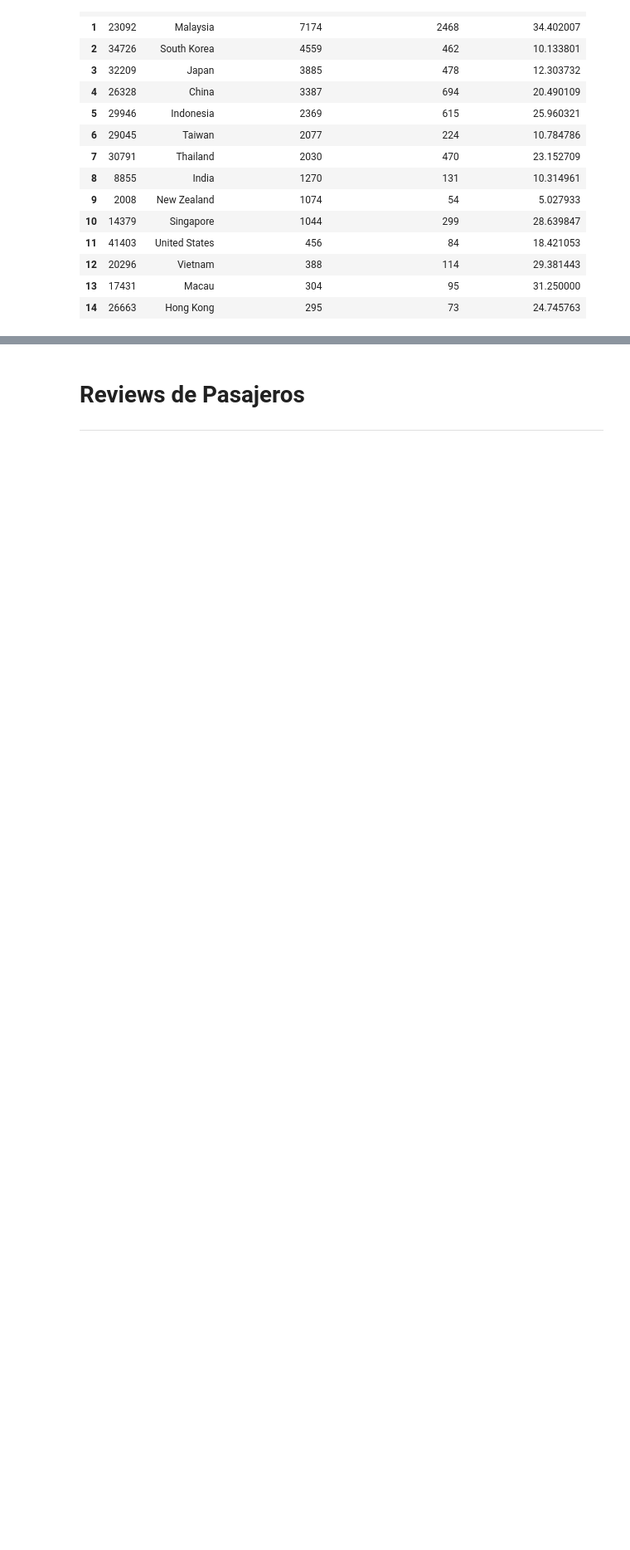
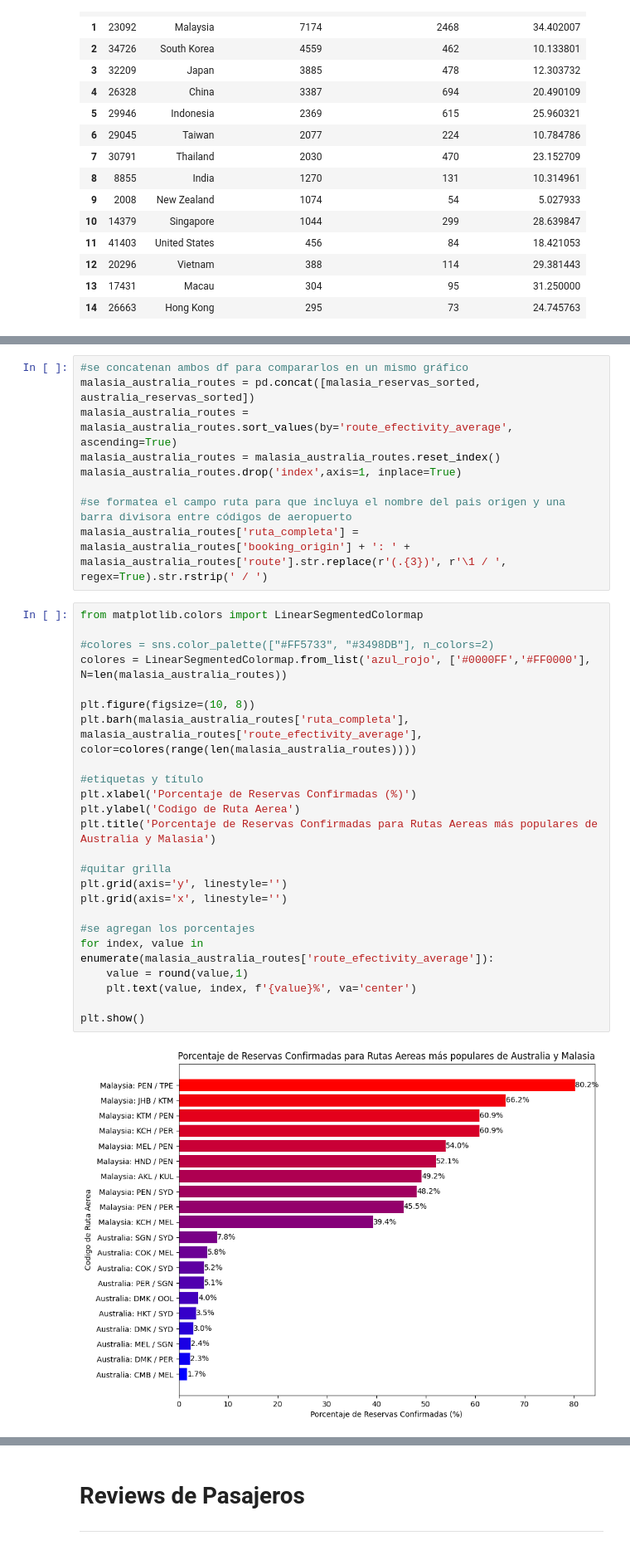
Before and after one commit to alexguttlein/TP1-AnalisisExploratorioDeDatos, a Jupyter notebook: TP1_Análisis_Exploratorio_de_Datos.ipynb, the cells around one changed output, grey strips where cells are left out. Shown at 83% size. Cells and saved outputs as stored; diff of their text form; blank space fills up the shorter version.

Commit message:
Se actualiza rutas mas solicitadas

```diff
--- a/TP1_Análisis_Exploratorio_de_Datos.ipynb
+++ b/TP1_Análisis_Exploratorio_de_Datos.ipynb
@@ -362,0 +346,35 @@ Una **conclusión** que se podría obtener de los bajos porcentajes de reservas
+# %%
+#se concatenan ambos df para compararlos en un mismo gráfico
+malasia_australia_routes = pd.concat([malasia_reservas_sorted, australia_reservas_sorted])
+malasia_australia_routes = malasia_australia_routes.sort_values(by='route_efectivity_average', ascending=True)
+malasia_australia_routes = malasia_australia_routes.reset_index()
+malasia_australia_routes.drop('index',axis=1, inplace=True)
+
+#se formatea el campo ruta para que incluya el nombre del pais origen y una barra divisora entre códigos de aeropuerto
+malasia_australia_routes['ruta_completa'] = malasia_australia_routes['booking_origin'] + ': ' + malasia_australia_routes['route'].str.replace(r'(.{3})', r'\1 / ', regex=True).str.rstrip(' / ')
+# %%
+from matplotlib.colors import LinearSegmentedColormap
+
+#colores = sns.color_palette(["#FF5733", "#3498DB"], n_colors=2)
+colores = LinearSegmentedColormap.from_list('azul_rojo', ['#0000FF','#FF0000'], N=len(malasia_australia_routes))
+
+plt.figure(figsize=(10, 8))
+plt.barh(malasia_australia_routes['ruta_completa'], malasia_australia_routes['route_efectivity_average'], color=colores(range(len(malasia_australia_routes))))
+
+#etiquetas y título
+plt.xlabel('Porcentaje de Reservas Confirmadas (%)')
+plt.ylabel('Codigo de Ruta Aerea')
+plt.title('Porcentaje de Reservas Confirmadas para Rutas Aereas más populares de Australia y Malasia')
+
+#quitar grilla
+plt.grid(axis='y', linestyle='')
+plt.grid(axis='x', linestyle='')
+
+#se agregan los porcentajes
+for index, value in enumerate(malasia_australia_routes['route_efectivity_average']):
+    value = round(value,1)
+    plt.text(value, index, f'{value}%', va='center')
+
+plt.show()
+# %% [output]
+[figure, added]
```
Also changed, not shown: parts of 25 cells of this notebook.
